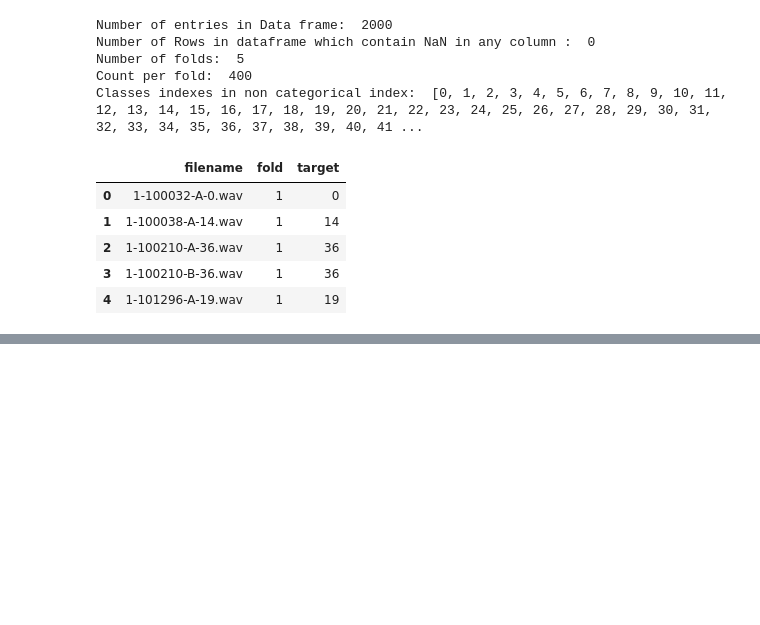
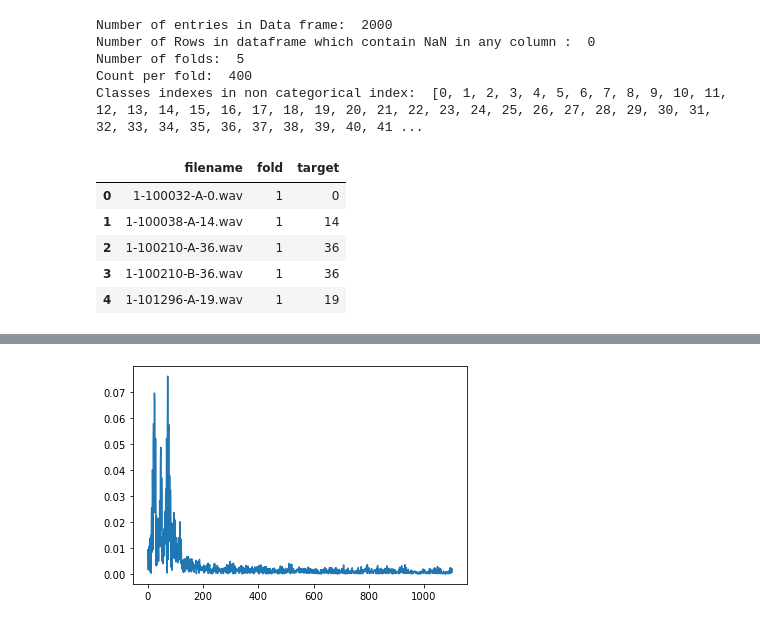
Before and after one commit to t2ac32/vh_challenge_sol, a Jupyter notebook: Tests.ipynb, the cells around one changed output, grey strips where cells are left out. Saved outputs shown, nothing was run; the diff lists cells and outputs as text; code cells hidden in the pictures; blank space fills up the shorter version.

```diff
--- a/Tests.ipynb
+++ b/Tests.ipynb
@@ -73,0 +89,7 @@ def get_fold_from(dataframe):
+# %%
+#apply fourier transform
+n_fft = 2205
+fft_stem = np.abs(librosa.stft(audio_stem[:n_fft], n_fft=n_fft, hop_length=n_fft+1))
+plt.plot(fft_stem);
+# %% [output]
+[figure, added]
```
Also changed, not shown: parts of 6 cells of this notebook.
